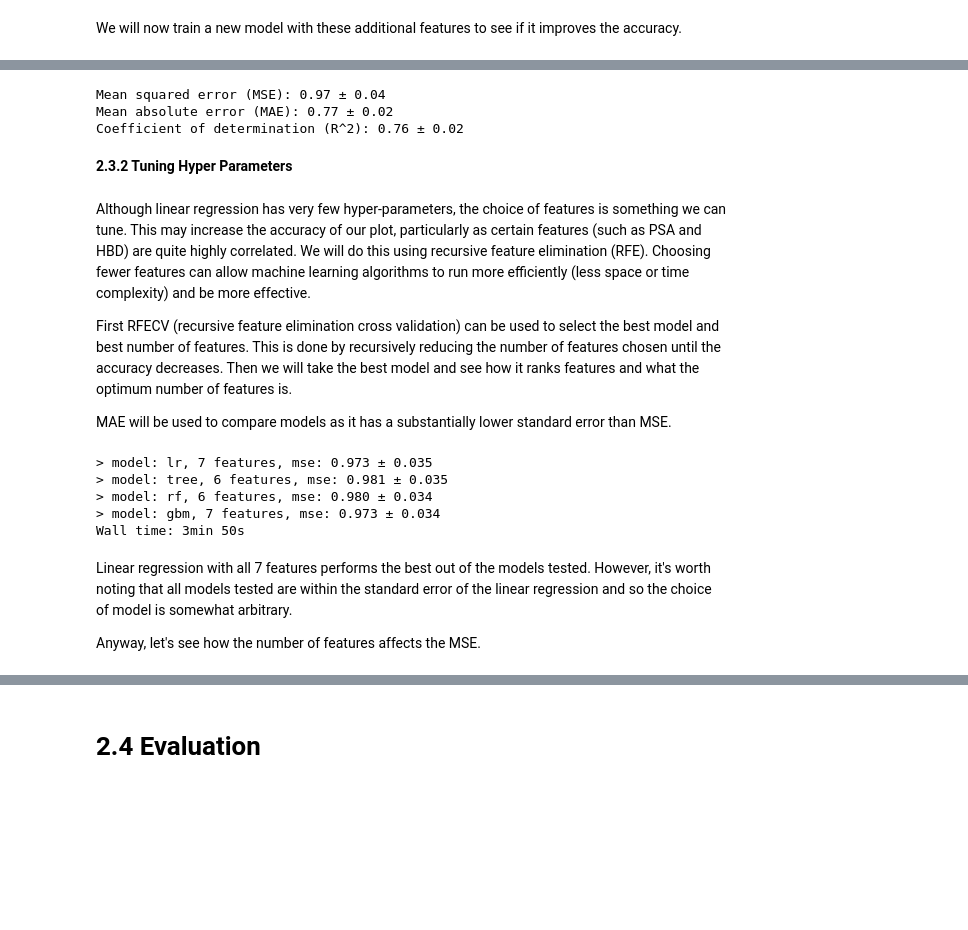
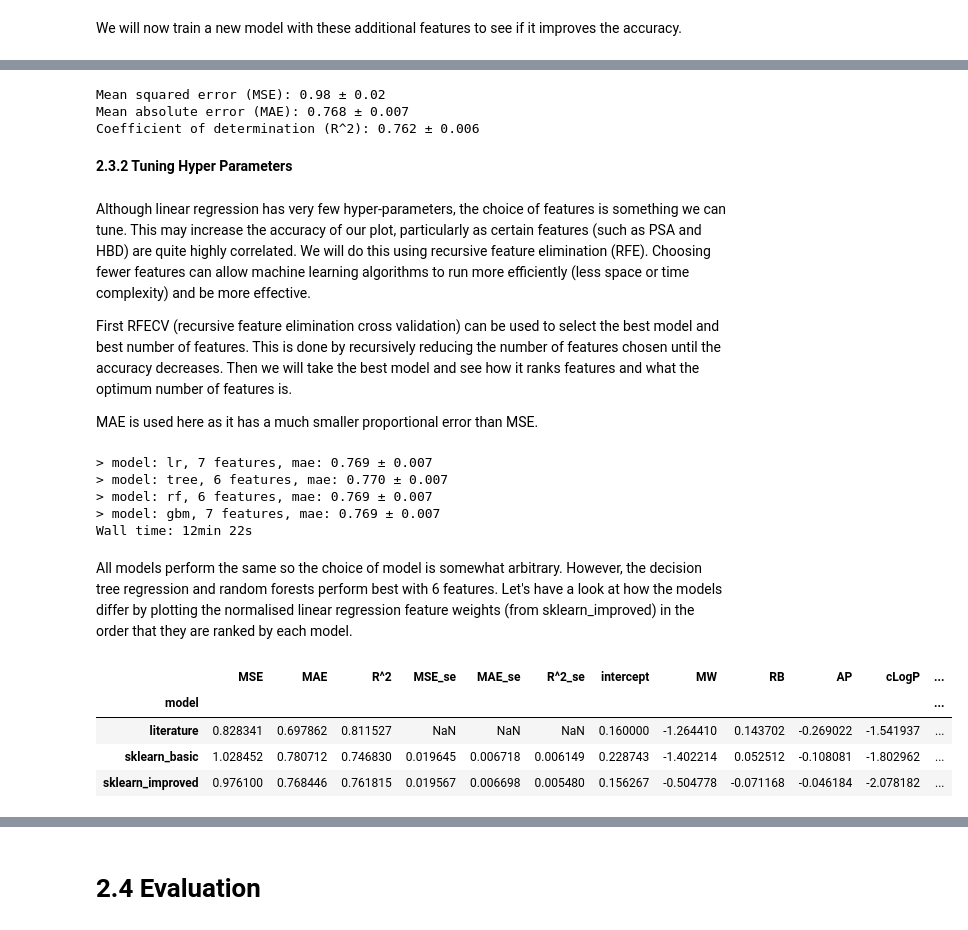
Before and after one commit to erwallace/Predicting-Aqueous-Solubilities, a Jupyter notebook: esol_linear_regression.ipynb, the cells around one changed output, grey strips where cells are left out. Drawn from its saved outputs; the diff is of its cells as text; code cells hidden in the pictures; blank space fills up the shorter version.

```diff
--- a/esol_linear_regression.ipynb
+++ b/esol_linear_regression.ipynb
@@ -457,17 +457,17 @@ mse = -np.mean(scores["test_neg_mean_squared_error"])
 mae = -np.mean(scores["test_neg_mean_absolute_error"])
 r2 = np.mean(scores["test_r2"])
 # standard errors of metrics
-mse_se = np.std(scores["test_neg_mean_squared_error"]) / np.sqrt(k*repeats)
-mae_se = np.std(scores["test_neg_mean_absolute_error"]) / np.sqrt(k*repeats)
-r2_se = np.std(scores["test_r2"]) / np.sqrt(k*repeats)
+mse_se = np.std(scores["test_neg_mean_squared_error"], ddof=1) / np.sqrt(k*repeats)
+mae_se = np.std(scores["test_neg_mean_absolute_error"], ddof=1) / np.sqrt(k*repeats)
+r2_se = np.std(scores["test_r2"], ddof=1) / np.sqrt(k*repeats)
 
 print(f'Mean squared error (MSE): {mse:.2f} ± {ceil(mse_se * 100) / 100:.2f}')
-print(f'Mean absolute error (MAE): {mae:.2f} ± {ceil(mae_se * 100) / 100:.2f}')
-print(f'Coefficient of determination (R^2): {r2:.2f} ± {ceil(r2_se * 100) / 100:.2f}')
+print(f'Mean absolute error (MAE): {mae:.3f} ± {ceil(mae_se * 1000) / 1000:.3f}')
+print(f'Coefficient of determination (R^2): {r2:.3f} ± {ceil(r2_se * 1000) / 1000:.3f}')
 # %% [output]
-Mean squared error (MSE): 0.97 ± 0.04
-Mean absolute error (MAE): 0.77 ± 0.02
-Coefficient of determination (R^2): 0.76 ± 0.02
+Mean squared error (MSE): 0.98 ± 0.02
+Mean absolute error (MAE): 0.768 ± 0.007
+Coefficient of determination (R^2): 0.762 ± 0.006
 # %%
 improved_sklearn = {'model': 'sklearn_improved',
                     'MSE': mse,
@@ -491,7 +491,7 @@ Although linear regression has very few hyper-parameters, the choice of features
 
 First RFECV (recursive feature elimination cross validation) can be used to select the best model and best number of features. This is done by recursively reducing the number of features chosen until the accuracy decreases. Then we will take the best model and see how it ranks features and what the optimum number of features is.
 
-MAE will be used to compare models as it has a substantially lower standard error than MSE.
+MAE is used here as it has a much smaller proportional error than MSE.
 # %%
 %%time
 
@@ -511,19 +511,29 @@ for name, feature_selection in models.items():
     pipe = Pipeline(steps=[('s',rfecv),('m',model)])
 
     cv = RepeatedKFold(n_splits=k, n_repeats=repeats, random_state=1)
-    scores = -cross_val_score(pipe, X_train, Y_train, scoring='neg_mean_squared_error', cv=cv, n_jobs=-1)
+    scores = -cross_val_score(pipe, X_train, Y_train, scoring='neg_mean_absolute_error', cv=cv, n_jobs=-1)
 
     results.append(scores)
     names.append(name)
 
-    print(f'> model: {name}, {sum(rfecv.support_)} features, mse: {np.mean(scores):.3f} ± {np.std(scores)/np.sqrt(k*repeats):.3f}')
+    print(f'> model: {name}, {sum(rfecv.support_)} features, mae: {np.mean(scores):.3f} ± {np.std(scores, ddof=1)/np.sqrt(k*repeats):.3f}')
 # %% [output]
-> model: lr, 7 features, mse: 0.973 ± 0.035
-> model: tree, 6 features, mse: 0.981 ± 0.035
-> model: rf, 6 features, mse: 0.980 ± 0.034
-> model: gbm, 7 features, mse: 0.973 ± 0.034
-Wall time: 3min 50s
+> model: lr, 7 features, mae: 0.769 ± 0.007
+> model: tree, 6 features, mae: 0.770 ± 0.007
+> model: rf, 6 features, mae: 0.769 ± 0.007
+> model: gbm, 7 features, mae: 0.769 ± 0.007
+Wall time: 12min 22s
-# %% [markdown]
-Linear regression with all 7 features performs the best out of the models tested. However, it's worth noting that all models tested are within the standard error of the linear regression and so the choice of model is somewhat arbitrary.
-
-Anyway, let's see how the number of features affects the MSE.
+# %% [markdown]
+All models perform the same so the choice of model is somewhat arbitrary. However, the decision tree regression and random forests perform best with 6 features. Let's have a look at how the models differ by plotting the normalised linear regression feature weights (from sklearn_improved) in the order that they are ranked by each model.
+# %%
+norm_results = pd.DataFrame([Delaney_literature, Delaney_sklearn, improved_sklearn]).set_index('model')
+for feature in df.columns:
+    if feature in norm_results.columns:
+        norm_results[feature] = norm_results[feature] * df[feature].mean()
+norm_results
+# %% [output]
+|  | MSE | MAE | R^2 | MSE_se | MAE_se | R^2_se | intercept | MW | RB | AP | cLogP | ... |
+| model |  |  |  |  |  |  |  |  |  |  |  | ... |
+| literature | 0.828341 | 0.697862 | 0.811527 | NaN | NaN | NaN | 0.160000 | -1.264410 | 0.143702 | -0.269022 | -1.541937 | ... |
+| sklearn_basic | 1.028452 | 0.780712 | 0.746830 | 0.019645 | 0.006718 | 0.006149 | 0.228743 | -1.402214 | 0.052512 | -0.108081 | -1.802962 | ... |
+| sklearn_improved | 0.976100 | 0.768446 | 0.761815 | 0.019567 | 0.006698 | 0.005480 | 0.156267 | -0.504778 | -0.071168 | -0.046184 | -2.078182 | ... |
```
Also changed, not shown: parts of 17 cells of this notebook.
